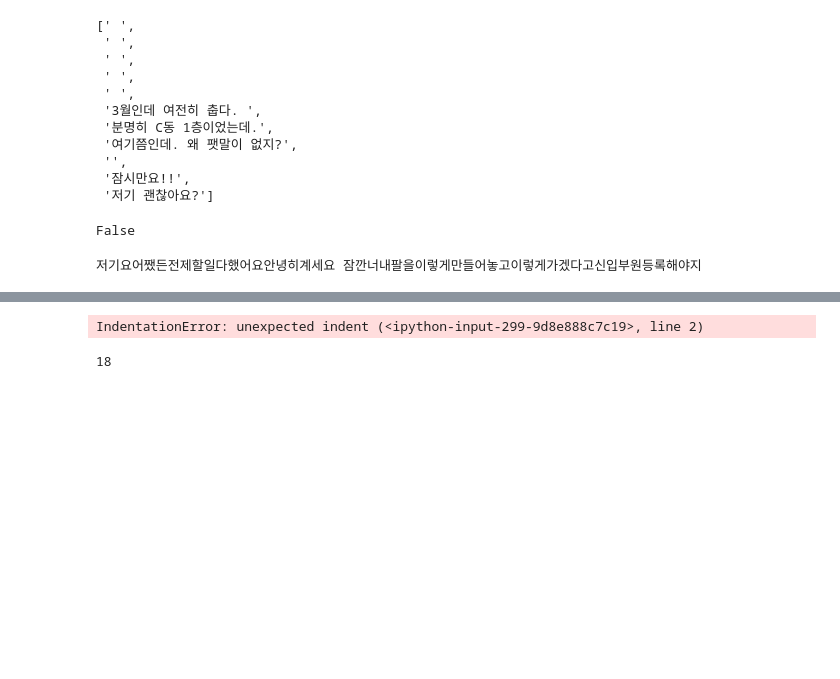
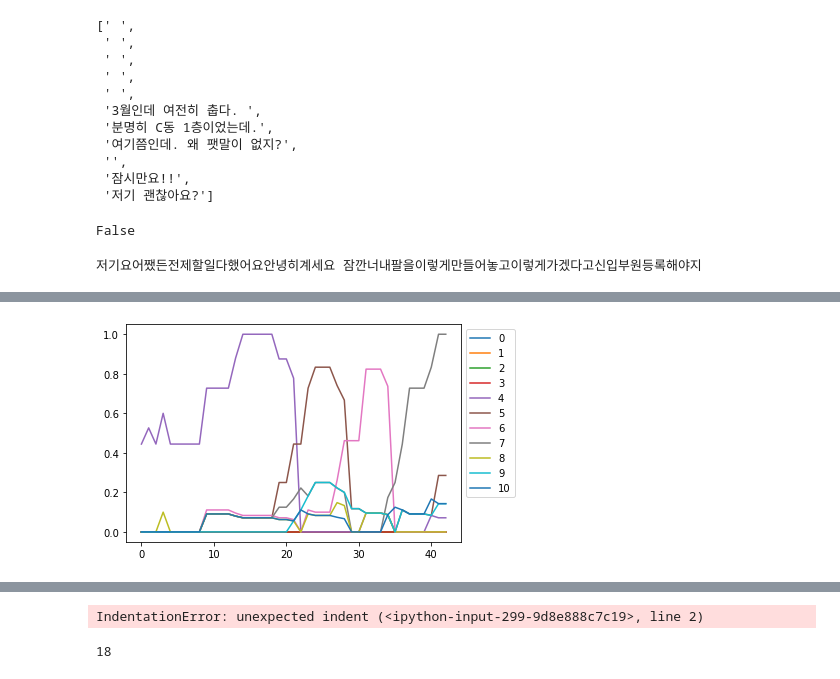
Before and after one commit to DAHYUN-HAN/Speech_to_Text, a Jupyter notebook: text_similarity.ipynb, the cells around one changed output, grey strips where cells are left out. Cells and saved outputs as stored; diff of their text form; code cells hidden in the pictures; blank space fills up the shorter version.

```diff
--- a/text_similarity.ipynb
+++ b/text_similarity.ipynb
@@ -1248,0 +1302,4 @@ def similarity4(script, present_sentence):
+# %%
+result_list = []
+# %%
+out = 38
@@ -1248,0 +1310,4 @@ def similarity4(script, present_sentence):
+# %%
+s = '동해물과백두산이마르고닳도록하느님이보우하사우리나라만세무궁화삼천리화려강산대한사람대한으로길이보전하세'
+# %%
+result_list.append(similarity4(script, s[out:]))
@@ -1248,0 +1335,9 @@ def similarity4(script, present_sentence):
+# %%
+plt.clf()
+plt.plot(result_list)
+# plt.axvline(x=10, color='r', linewidth=1)
+# plt.axvline(x=15, color='r', linewidth=1)
+plt.legend(['0', '1', '2', '3', '4', '5', '6', '7', '8', '9', '10'], bbox_to_anchor=(1, 1))
+plt.savefig('similarity_graph/비교.png')
+# %% [output]
+[figure, added]
```
Also changed, not shown: parts of 18 cells of this notebook, 1 other file.
